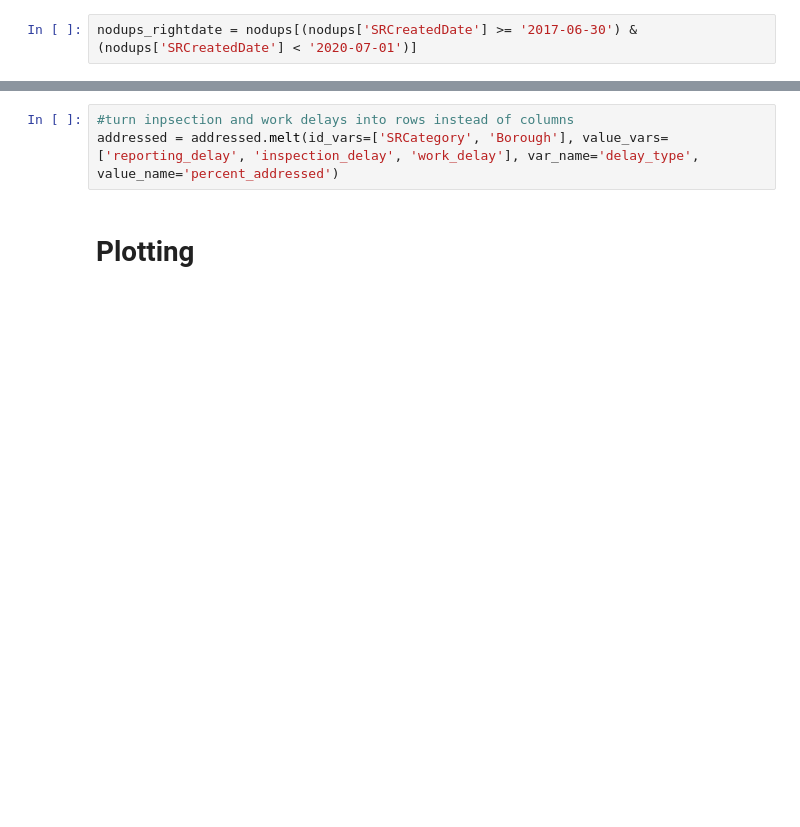
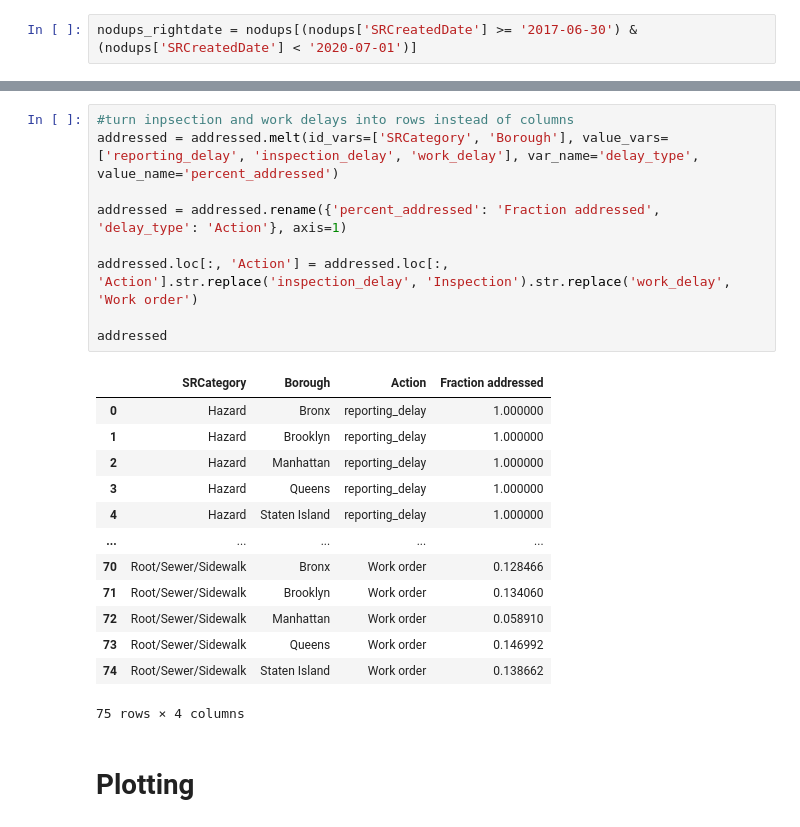
Before and after one commit to xingyao518/spatial_underreporting_crowdsourcing, a Jupyter notebook: nyc/impact_analysis/impact_analysis_allreports.ipynb, the cells around one changed output, grey strips where cells are left out. Saved outputs shown, nothing was run; the diff lists cells and outputs as text; blank space fills up the shorter version.

```diff
--- a/nyc/impact_analysis/impact_analysis_allreports.ipynb
+++ b/nyc/impact_analysis/impact_analysis_allreports.ipynb
@@ -72,6 +255,26 @@ addressed.head()
 # %%
 #turn inpsection and work delays into rows instead of columns
 addressed = addressed.melt(id_vars=['SRCategory', 'Borough'], value_vars=['reporting_delay', 'inspection_delay', 'work_delay'], var_name='delay_type', value_name='percent_addressed')
+
+addressed = addressed.rename({'percent_addressed': 'Fraction addressed', 'delay_type': 'Action'}, axis=1)
+
+addressed.loc[:, 'Action'] = addressed.loc[:, 'Action'].str.replace('inspection_delay', 'Inspection').str.replace('work_delay', 'Work order')
+
+addressed
+# %% [output]
+|  | SRCategory | Borough | Action | Fraction addressed |
+| 0 | Hazard | Bronx | reporting_delay | 1.000000 |
+| 1 | Hazard | Brooklyn | reporting_delay | 1.000000 |
+| 2 | Hazard | Manhattan | reporting_delay | 1.000000 |
+| 3 | Hazard | Queens | reporting_delay | 1.000000 |
+| 4 | Hazard | Staten Island | reporting_delay | 1.000000 |
+| ... | ... | ... | ... | ... |
+| 70 | Root/Sewer/Sidewalk | Bronx | Work order | 0.128466 |
+| 71 | Root/Sewer/Sidewalk | Brooklyn | Work order | 0.134060 |
+| 72 | Root/Sewer/Sidewalk | Manhattan | Work order | 0.058910 |
+| 73 | Root/Sewer/Sidewalk | Queens | Work order | 0.146992 |
+| 74 | Root/Sewer/Sidewalk | Staten Island | Work order | 0.138662 |
+75 rows × 4 columns
 # %% [markdown]
 # Plotting
 # %% [markdown]
```
Also changed, not shown: parts of 17 cells of this notebook, 5 other files.
